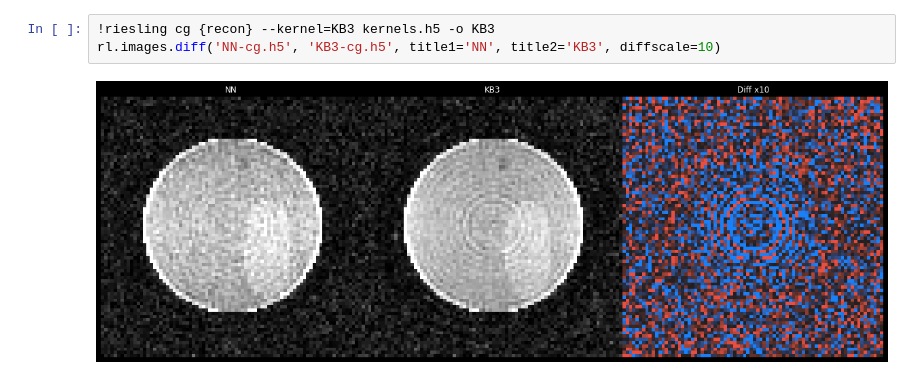
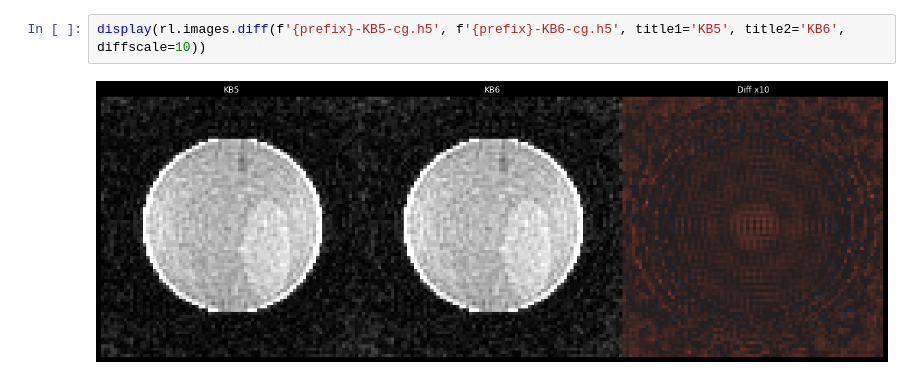
Before and after one commit to spinicist/old-riesling-examples, a Jupyter notebook: kernels.ipynb, the cells around one changed output. Saved outputs shown, nothing was run; the diff lists cells and outputs as text.

Commit message:
Better kernels demo

```diff
--- a/kernels.ipynb
+++ b/kernels.ipynb
@@ -16,5 +46,4 @@ recon = '--toe --sense=kernels-sense.h5 --sdc=kernels-sdc.h5 --max_its=8 --os=2.
 # %%
-!riesling cg {recon} --kernel=KB3 kernels.h5 -o KB3
-rl.images.diff('NN-cg.h5', 'KB3-cg.h5', title1='NN', title2='KB3', diffscale=10)
+display(rl.images.diff(f'{prefix}-KB5-cg.h5', f'{prefix}-KB6-cg.h5', title1='KB5', title2='KB6', diffscale=10))
 # %% [output]
-[figure, old version]
+[figure, new version]
```
Also changed, not shown: parts of 9 cells of this notebook, 2 other files.
